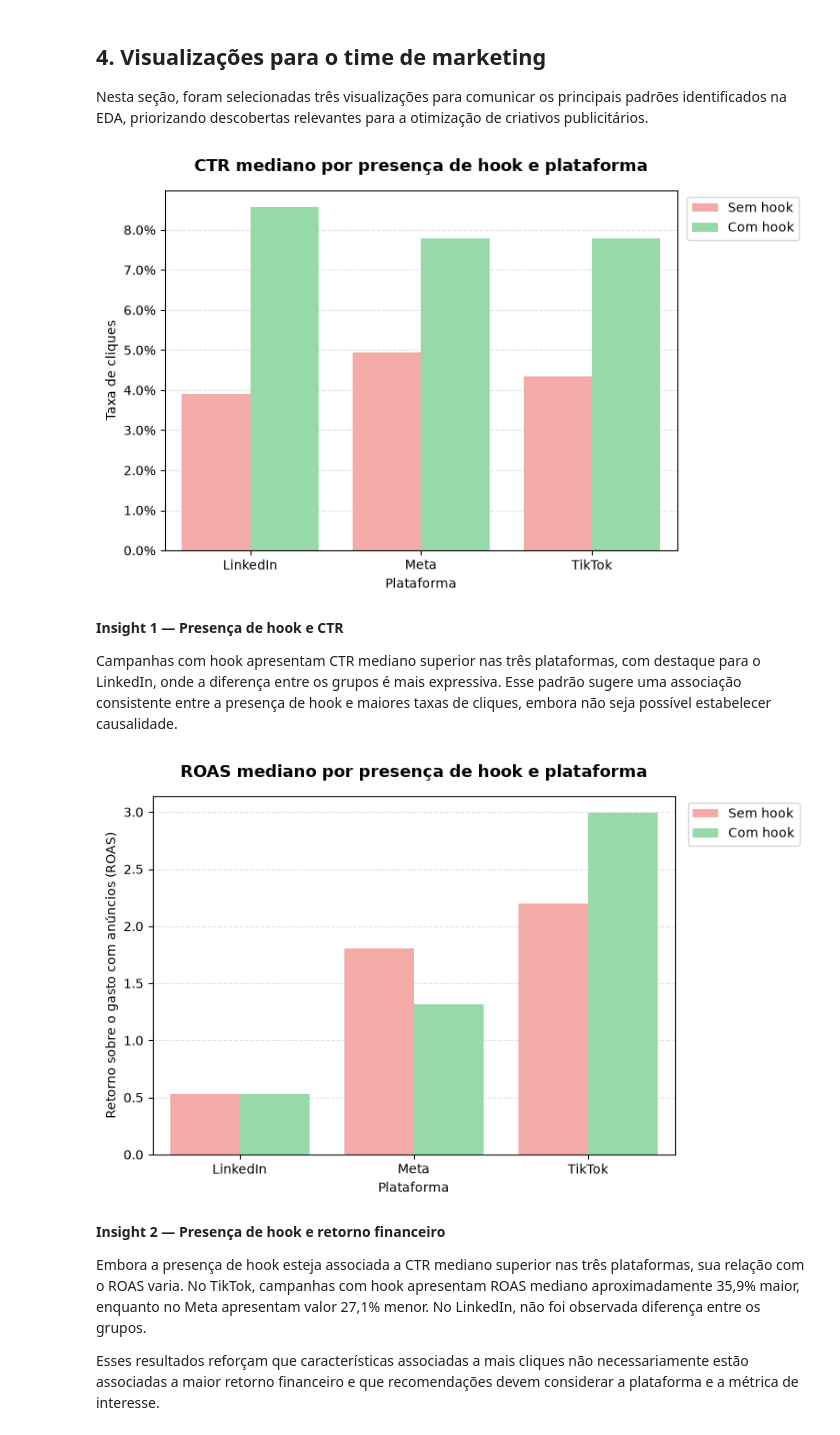
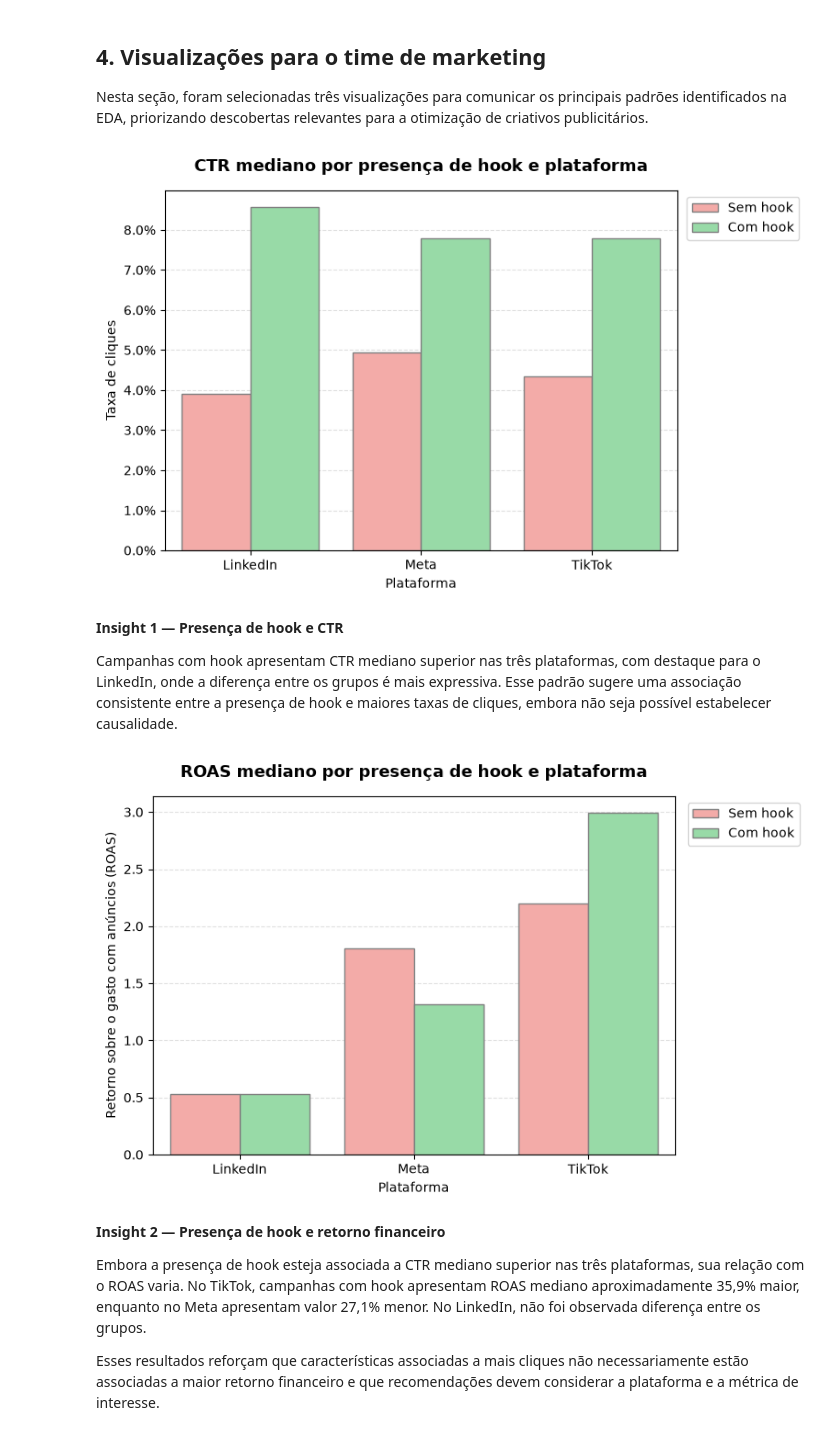
Before and after one commit to lauradeoli/klike-ds-challenge-lauradeoli, a Jupyter notebook: notebooks/parte1_eda.ipynb, the cells around one changed output. Drawn from its saved outputs; the diff is of its cells as text; code cells hidden in the pictures.

```diff
--- a/notebooks/parte1_eda.ipynb
+++ b/notebooks/parte1_eda.ipynb
@@ -456,19 +441,19 @@ de criativos publicitários.
 # %%
 from matplotlib.ticker import PercentFormatter
 cores = {False:'#ff9f9b', True:'#8de5a1'}
 plt.figure(figsize=(8,5))
-ax = sns.barplot(data=dados, x='platform', y='ctr', hue='has_hook', estimator='median', errorbar=None, palette=cores)
+ax = sns.barplot(data=dados, x='platform', y='ctr', hue='has_hook', estimator='median', errorbar=None, palette=cores, edgecolor='grey')
 ax.yaxis.set_major_formatter(PercentFormatter(xmax=1))
 sns.move_legend(ax, loc='upper right', bbox_to_anchor=(1.25,1), title=None, labels=['Sem hook', 'Com hook'])
 plt.title('CTR mediano por presença de hook e plataforma', fontsize=13, fontweight='bold', pad=15, loc='center')
 plt.xlabel('Plataforma')
 plt.ylabel('Taxa de cliques')
 ax.set_axisbelow(True)
 plt.grid(axis='y', color='lightgray', linestyle='--', alpha=0.7)
 plt.tight_layout()
 plt.show()
 # %% [output]
-[figure, old version]
+[figure, new version]
 # %% [markdown]
 **Insight 1 — Presença de hook e CTR**
 
@@ -476,7 +461,7 @@ Campanhas com hook apresentam CTR mediano superior nas três plataformas, com de
 # %%
 cores = {False:'#ff9f9b', True:'#8de5a1'}
 plt.figure(figsize=(8,5))
-ax = sns.barplot(data=dados, x='platform', y='roas', hue='has_hook', estimator='median', errorbar=None, palette=cores)
+ax = sns.barplot(data=dados, x='platform', y='roas', hue='has_hook', estimator='median', errorbar=None, palette=cores, edgecolor='grey')
 sns.move_legend(ax, loc='upper right', bbox_to_anchor=(1.25,1), title=None, labels=['Sem hook', 'Com hook'])
 plt.title('ROAS mediano por presença de hook e plataforma', fontsize=13, fontweight='bold', pad=15, loc='center')
 plt.xlabel('Plataforma')
@@ -486,7 +471,7 @@ plt.grid(axis='y', color='lightgray', linestyle='--', alpha=0.7)
 plt.tight_layout()
 plt.show()
 # %% [output]
-[figure, old version]
+[figure, new version]
 # %% [markdown]
 **Insight 2 — Presença de hook e retorno financeiro**
 
```
Also changed, not shown: parts of 16 cells of this notebook.
